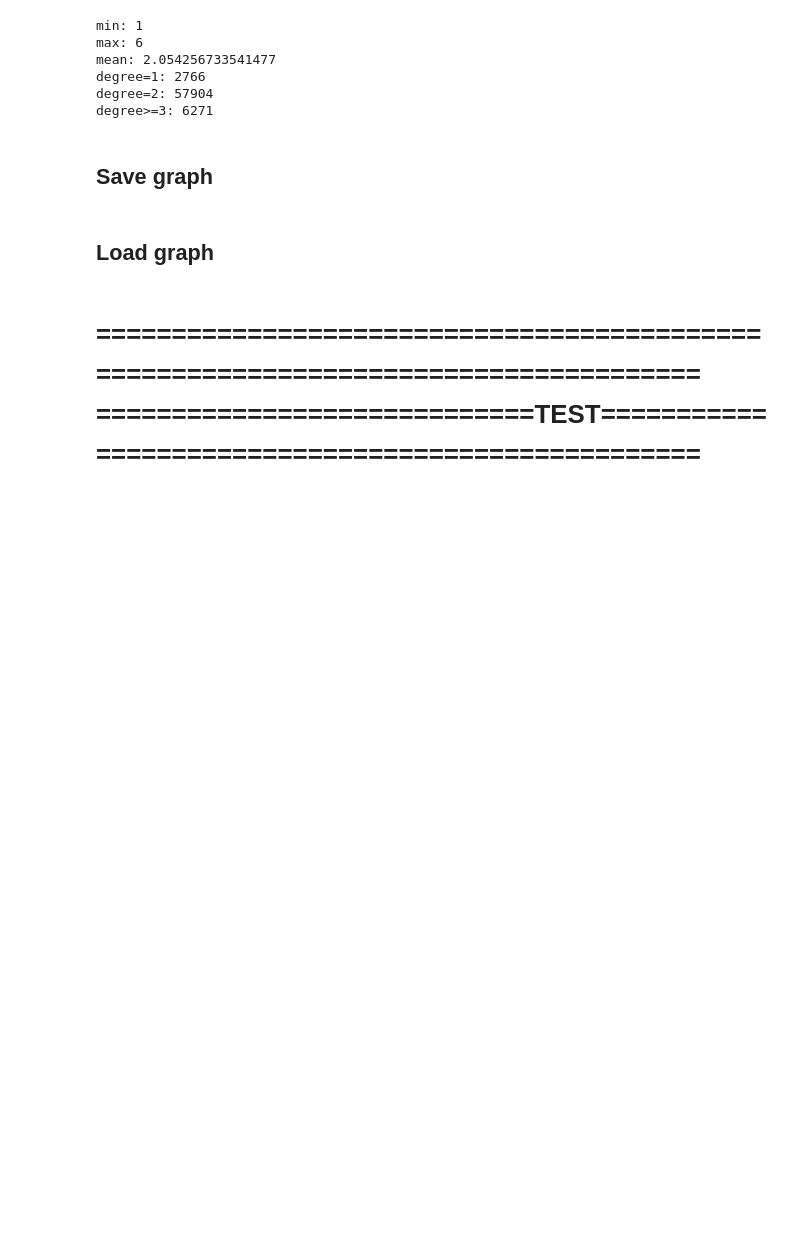
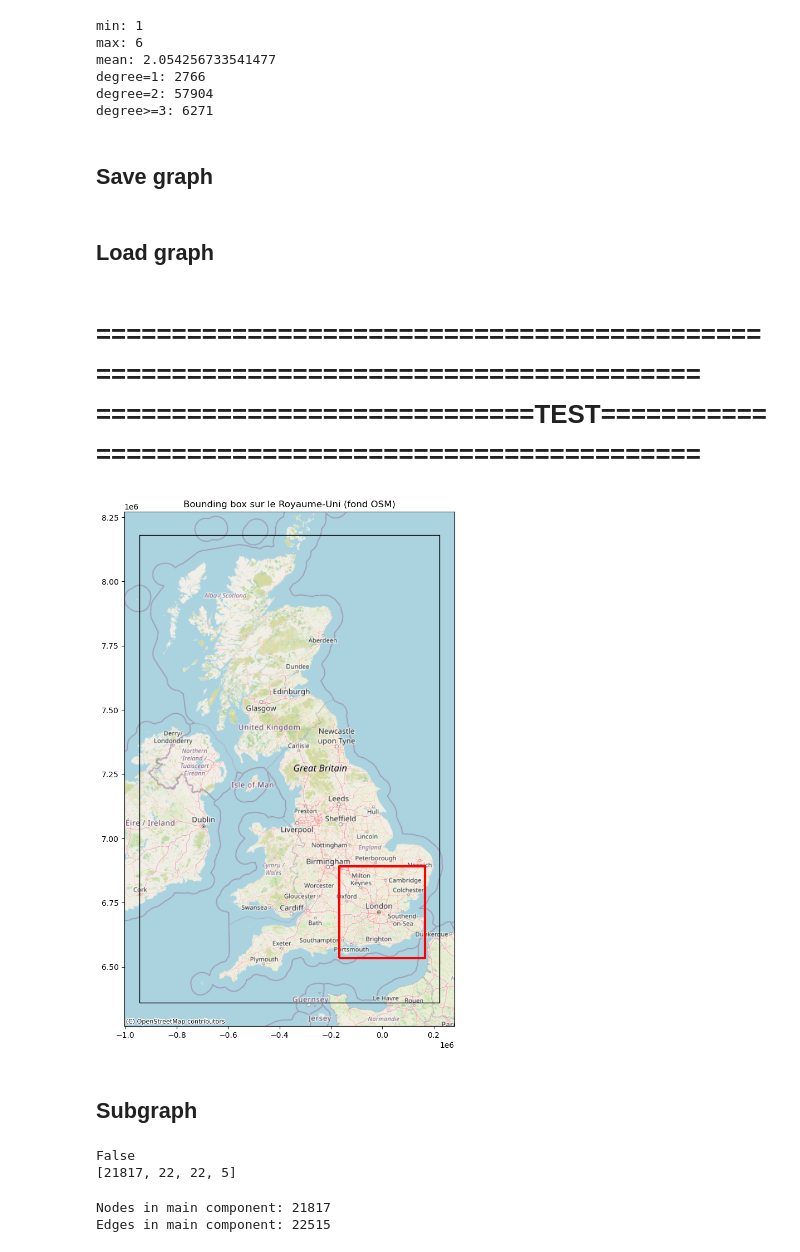
Before and after one commit to thibaultquentin66-lang/resilience_freight_train_UK, a Jupyter notebook: Final_Work.ipynb, the cells around one changed output. Saved outputs shown, nothing was run; the diff lists cells and outputs as text; code cells hidden in the pictures; blank space fills up the shorter version.

Commit message:
Begin of subgraph

```diff
--- a/Final_Work.ipynb
+++ b/Final_Work.ipynb
@@ -673,3 +690,46 @@ with open("graph.gpickle", "rb") as f:
 ====================================================================================
 =============================TEST===================================================
 ====================================================================================
+# %%
+import geopandas as gpd
+import matplotlib.pyplot as plt
+from shapely.geometry import box
+import contextily as ctx
+
+# --- 1) Bounding box que TU veux tester ---
+minx, miny = -1.5, 50.5
+maxx, maxy = 1.5, 52.5
+
+bbox_poly = box(minx, miny, maxx, maxy)
+bbox_gdf = gpd.GeoDataFrame(geometry=[bbox_poly], crs="EPSG:4326")
+
+# --- 2) Bounding box couvrant tout le Royaume-Uni ---
+# (simple rectangle large, suffisant pour afficher le fond OSM)
+uk_minx, uk_miny = -8.5, 49.5
+uk_maxx, uk_maxy = 2.0, 59.0
+
+uk_poly = box(uk_minx, uk_miny, uk_maxx, uk_maxy)
+uk_gdf = gpd.GeoDataFrame(geometry=[uk_poly], crs="EPSG:4326")
+
+# --- 3) Reprojection en Web Mercator ---
+uk_web = uk_gdf.to_crs(3857)
+bbox_web = bbox_gdf.to_crs(3857)
+
+# --- 4) Affichage ---
+fig, ax = plt.subplots(figsize=(10, 12))
+
+# UK rectangle (juste pour cadrer la carte)
+uk_web.boundary.plot(ax=ax, color="black", linewidth=1)
+
+# bounding box rouge
+bbox_web.boundary.plot(ax=ax, color="red", linewidth=3)
+
+# fond de carte OSM
+ctx.add_basemap(ax, source=ctx.providers.OpenStreetMap.Mapnik)
+
+ax.set_title("Bounding box sur le Royaume-Uni (fond OSM)")
+plt.show()
+# %% [output]
+[figure, added]
+# %% [markdown]
+## Subgraph
@@ -675,0 +743,16 @@ with open("graph.gpickle", "rb") as f:
+# %%
+print(nx.is_connected(G_sub))
+print(sorted([len(c) for c in nx.connected_components(G_sub)], reverse=True)[:5])
+# %% [output]
+False
+[21817, 22, 22, 5]
+# %%
+largest_comp = max(nx.connected_components(G_sub), key=len)
+
+G_sub_main = G_sub.subgraph(largest_comp).copy()
+
+print("Nodes in main component:", G_sub_main.number_of_nodes())
+print("Edges in main component:", G_sub_main.number_of_edges())
+# %% [output]
+Nodes in main component: 21817
+Edges in main component: 22515
```
Also changed, not shown: parts of 7 cells of this notebook.
